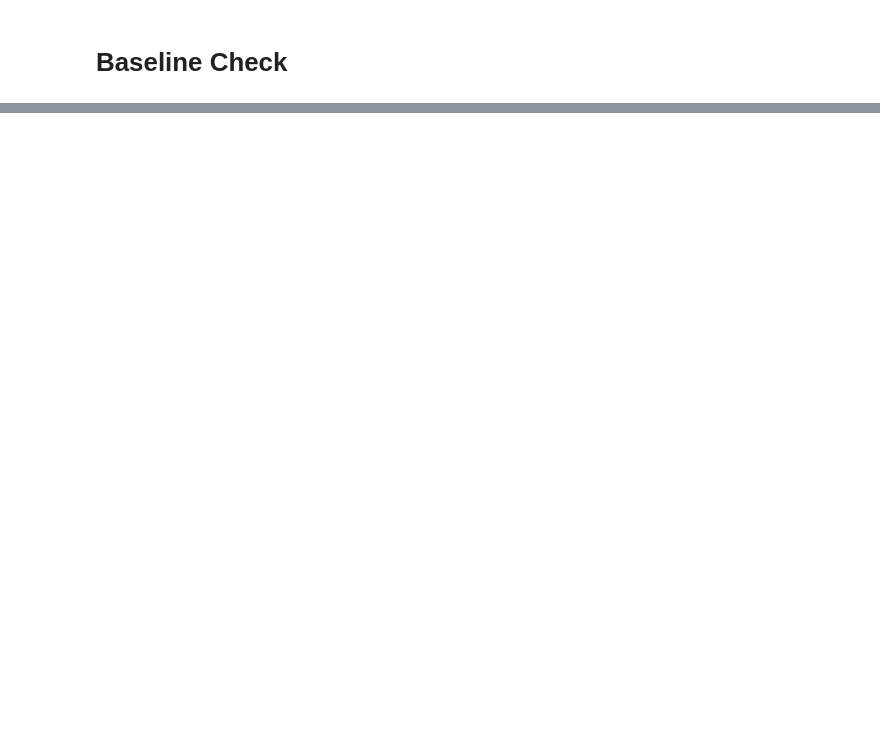
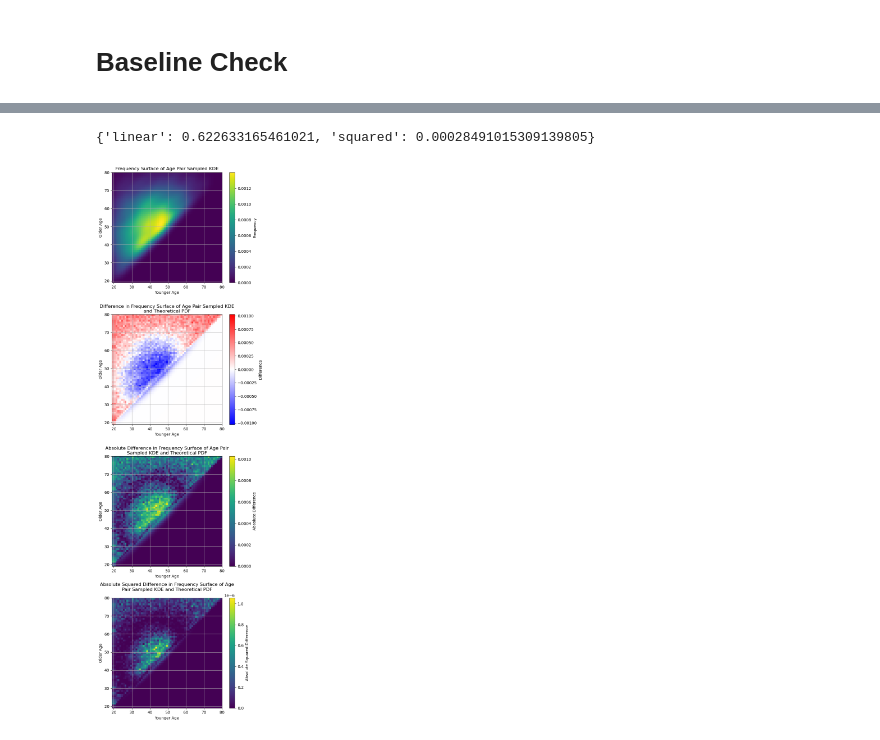
Before and after one commit to Watts-Lab/deliberation-group-assignment, a Jupyter notebook: scratch/batch_test.ipynb, the cells around one changed output, grey strips where cells are left out. Saved outputs shown, nothing was run; the diff lists cells and outputs as text; code cells hidden in the pictures; blank space fills up the shorter version.

```diff
--- a/scratch/batch_test.ipynb
+++ b/scratch/batch_test.ipynb
@@ -484,0 +517,11 @@ datapoints.shape
+# %%
+# batch 100
+for i in range(90):
+    run_baseline_batch(100)
+    res = evaluate_baseline_batch()
+    b_scores['linear'].append(res['linear'])
+    b_scores['squared'].append(res['squared'])
+evaluate_baseline_batch(plot=True)
+# %% [output]
+{'linear': 0.622633165461021, 'squared': 0.00028491015309139805}
+[figure, added]
```
Also changed, not shown: parts of 13 cells of this notebook, 7 other files.
